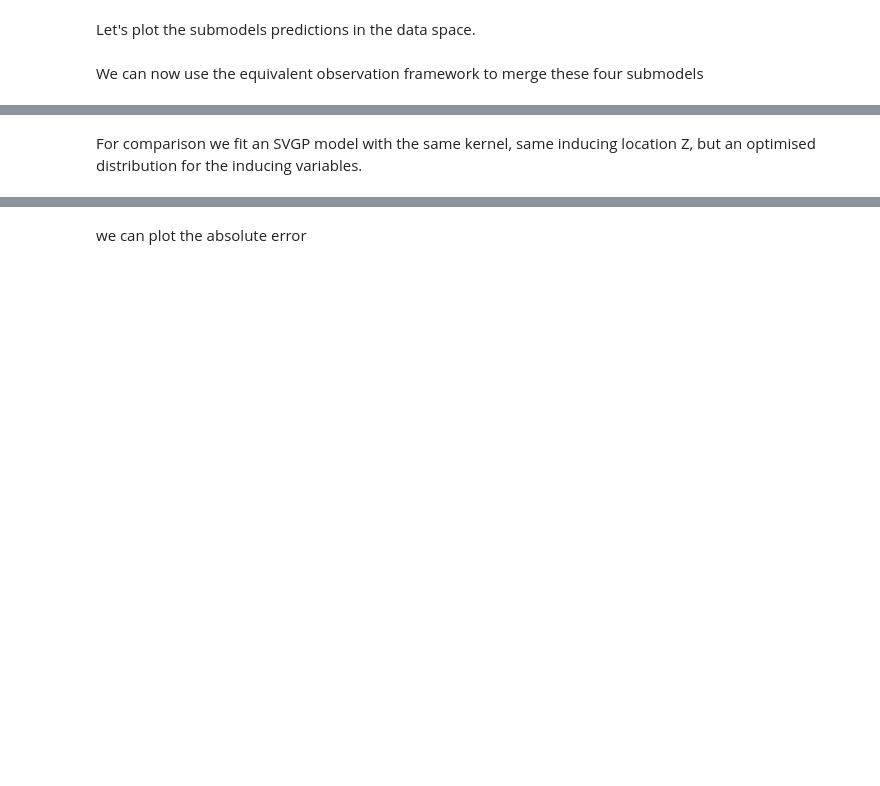
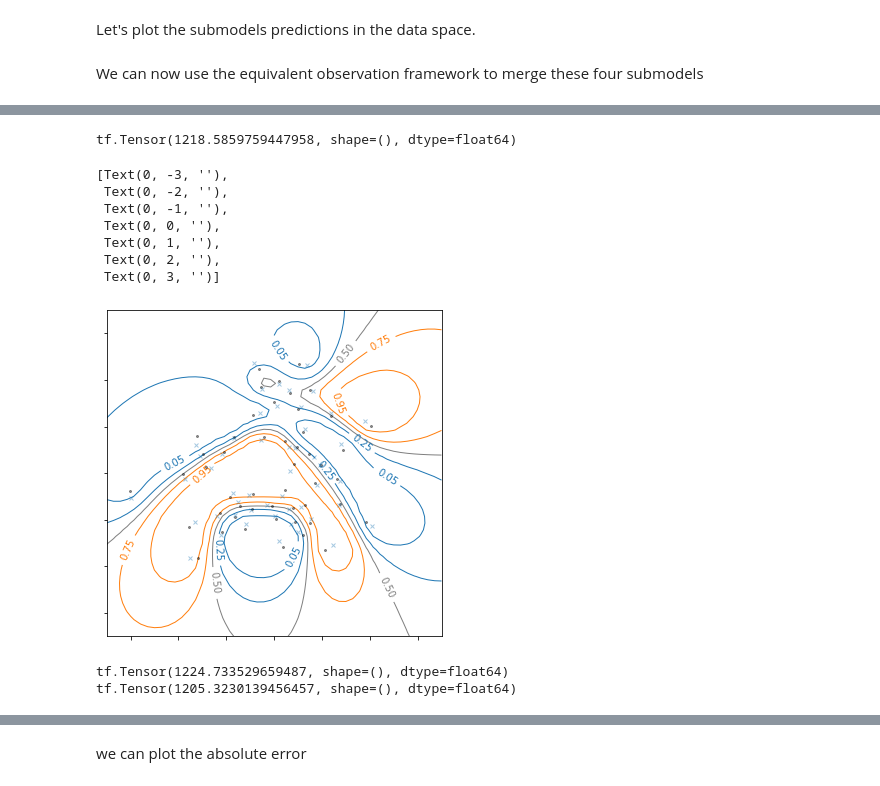
Before and after one commit to NicolasDurrande/guepard, a Jupyter notebook: docs/notebooks/equivalent_obs_SVGP_parametrisation.ipynb, the cells around one changed output, grey strips where cells are left out. Saved outputs shown, nothing was run; the diff lists cells and outputs as text; code cells hidden in the pictures; blank space fills up the shorter version.

```diff
--- a/docs/notebooks/equivalent_obs_SVGP_parametrisation.ipynb
+++ b/docs/notebooks/equivalent_obs_SVGP_parametrisation.ipynb
@@ -197,0 +216,5 @@ NameError: name 'tf' is not defined
+# %%
+opt = gpflow.optimizers.Scipy()
+opt_logs = opt.minimize(m_ssvgp.training_loss_closure((X, Y)), m_ssvgp.trainable_variables);
+
+m_ssvgp
@@ -198,19 +240,54 @@ NameError: name 'tf' is not defined
+# %%
+print(m_ssvgp.training_loss((X, Y)))
+
+Ytest = m_ssvgp.predict_y(Xtest)[0]
+fig, ax = plt.subplots(1, 1, figsize=(6, 6))
+cs = ax.contour(X1_grid, X2_grid, np.reshape(Ytest, (50, 50)), linewidths=1, colors=["C0", "C0", "grey","C1", "C1"],
+                        levels=[0.05, 0.25, 0.5, 0.75, 0.95], zorder=0)
+ax.clabel(cs, inline=1, fontsize=10, fmt='%1.2f')
+
+[plt.plot(m.inducing_variable.Z[:, 0], m.inducing_variable.Z[:, 1], "ko", ms=2., alpha=.4) for m in m_ssvgp.ensemble.models]
+plt.plot(m_ssvgp.inducing_variable.Z[:, 0], m_ssvgp.inducing_variable.Z[:, 1], "C0x", ms=4., alpha=.4)
+
+ax.set_xticks(np.arange(-3, 4))
+ax.set_yticks(np.arange(-3, 4))
+ax.axes.xaxis.set_ticklabels([])
+ax.axes.yaxis.set_ticklabels([])
+# %% [output]
+tf.Tensor(1218.5859759447958, shape=(), dtype=float64)
+[Text(0, -3, ''),
+ Text(0, -2, ''),
+ Text(0, -1, ''),
+ Text(0, 0, ''),
+ Text(0, 1, ''),
+ Text(0, 2, ''),
+ Text(0, 3, '')]
+[figure, added]
 # %%
 Z = tf.concat(values=[m.inducing_variable.Z for m in m_ens.models], axis=0)
 iv = gpflow.inducing_variables.InducingPoints(Z)
 
-q_mu, q_sigma = m_ens.predict_f(Z, full_cov=True)
+q_mu, q_sigma = m_ssvgp.predict_f(Z, full_cov=True)
 q_sqrt = tf.linalg.cholesky(q_sigma)
 
 m_fsvgp = gpflow.models.SVGP(
-            m_ens.models[0].kernel,
-            m_ens.models[0].likelihood,
-            inducing_variable=iv,
-            mean_function=m_ens.models[0].mean_function,
+            m_ssvgp.kernel,
+            m_ssvgp.likelihood,
+            inducing_variable=Z,
+            mean_function=m_ssvgp.mean_function,
             q_mu=q_mu,
             q_sqrt=q_sqrt,
             whiten=False,
         )
 
-print([p.shape for p in m_fsvgp.trainable_parameters])
-m_fsvgp
+closure = m_fsvgp.training_loss_closure((X, Y))
+print(closure())
+
+opt = gpflow.optimizers.Scipy()
+opt_logs = opt.minimize(closure, m_fsvgp.trainable_variables)
+print(closure())
+
+Yfsvgp = m_fsvgp.predict_y(Xtest)[0]
+# %% [output]
+tf.Tensor(1224.733529659487, shape=(), dtype=float64)
+tf.Tensor(1205.3230139456457, shape=(), dtype=float64)
@@ -242,2 +293,0 @@ ax.axes.yaxis.set_ticklabels([]);
-# %% [markdown]
-For comparison we fit an SVGP model with the same kernel, same inducing location Z, but an optimised distribution for the inducing variables.
```
Also changed, not shown: parts of 11 cells of this notebook.
